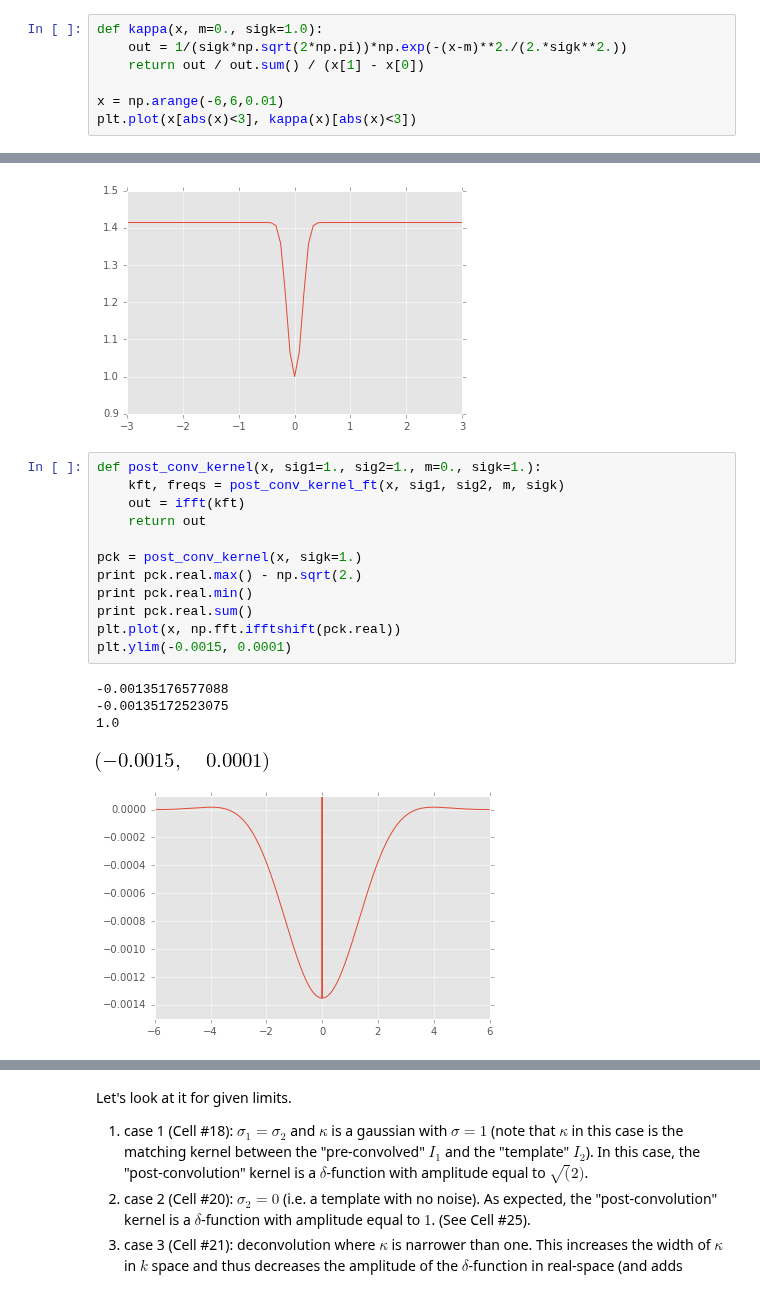
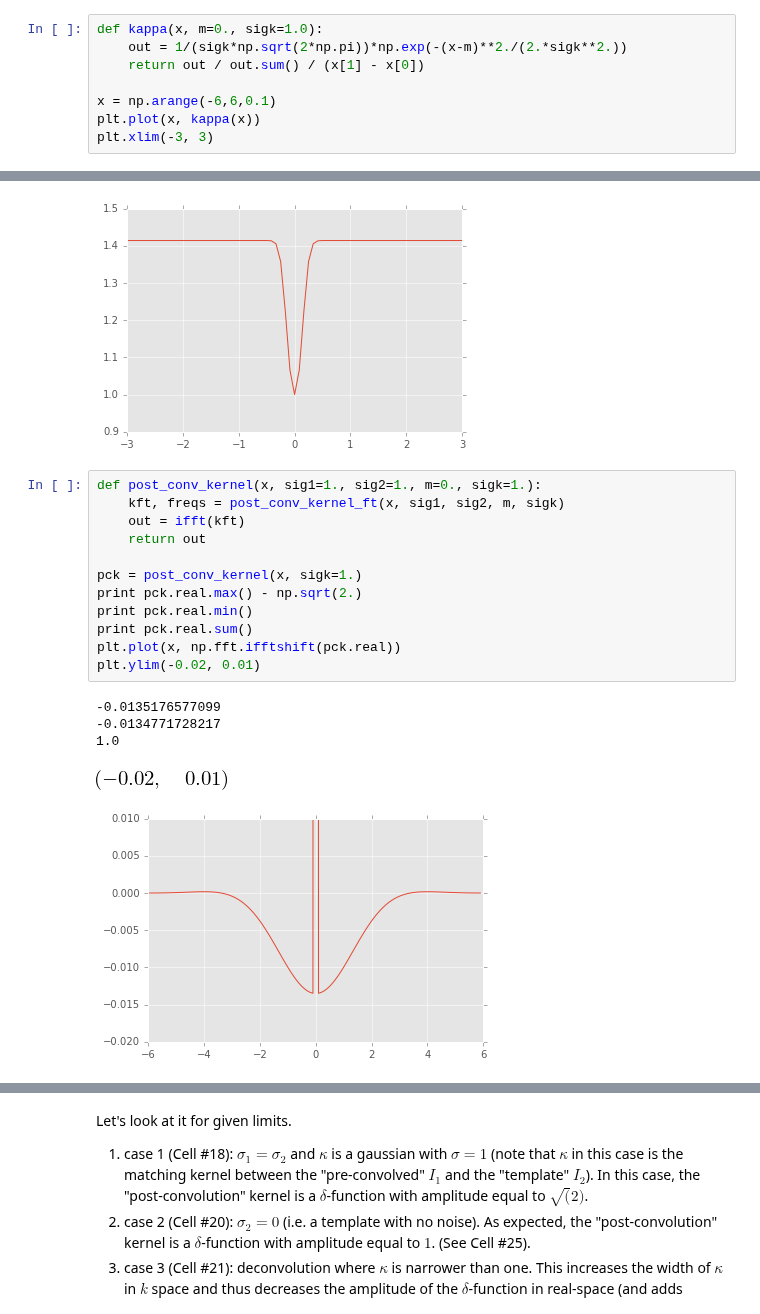
Before and after one commit to lsst-dm/diffimTests, a Jupyter notebook: 1. Understand Lupton(ZOGY) post convolution kernel.ipynb, the cells around one changed output, grey strips where cells are left out. Drawn from its saved outputs; the diff is of its cells as text.

```diff
--- a/1. Understand Lupton(ZOGY) post convolution kernel.ipynb
+++ b/1. Understand Lupton(ZOGY) post convolution kernel.ipynb
@@ -145,6 +153,7 @@ def kappa(x, m=0., sigk=1.0):
     out = 1/(sigk*np.sqrt(2*np.pi))*np.exp(-(x-m)**2./(2.*sigk**2.))
     return out / out.sum() / (x[1] - x[0])
 
-x = np.arange(-6,6,0.01)
-plt.plot(x[abs(x)<3], kappa(x)[abs(x)<3])
+x = np.arange(-6,6,0.1)
+plt.plot(x, kappa(x))
+plt.xlim(-3, 3)
 # %% [output]
@@ -180,20 +189,20 @@ plt.xlim(-3, 3)
 # %%
 def post_conv_kernel(x, sig1=1., sig2=1., m=0., sigk=1.):
     kft, freqs = post_conv_kernel_ft(x, sig1, sig2, m, sigk)
     out = ifft(kft)
     return out
 
 pck = post_conv_kernel(x, sigk=1.)
 print pck.real.max() - np.sqrt(2.)
 print pck.real.min()
 print pck.real.sum()
 plt.plot(x, np.fft.ifftshift(pck.real))
-plt.ylim(-0.0015, 0.0001)
+plt.ylim(-0.02, 0.01)
 # %% [output]
--0.00135176577088
--0.00135172523075
+-0.0135176577099
+-0.0134771728217
 1.0
-[figure, old version]
+[figure, new version]
-[figure, old version]
+[figure, new version]
 # %%
 # Ensure there is no trend in the imag. component:
```
Also changed, not shown: parts of 11 cells of this notebook, 1 other file.
